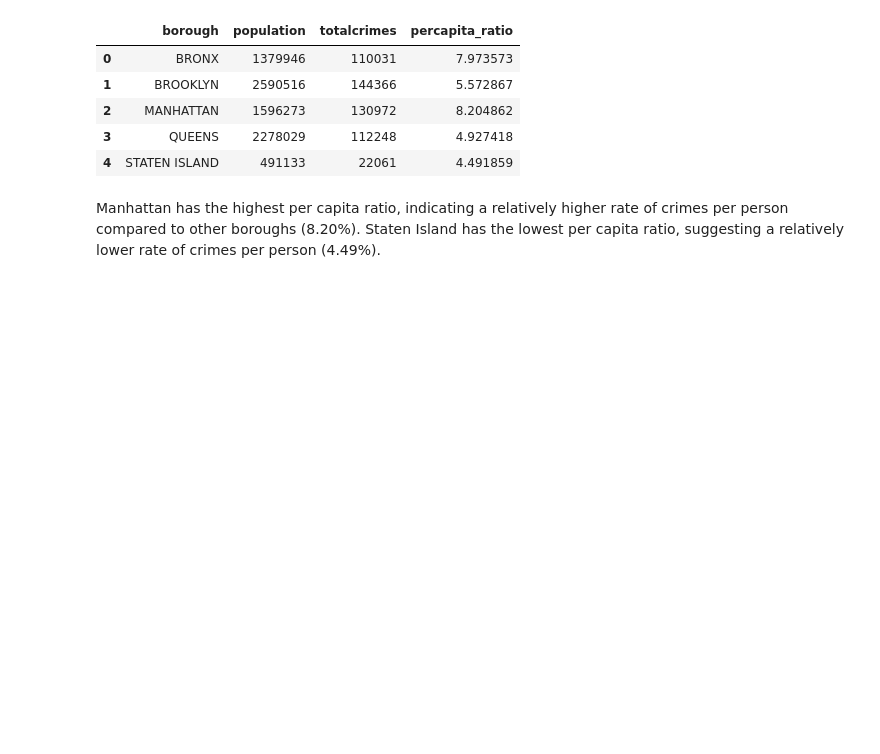
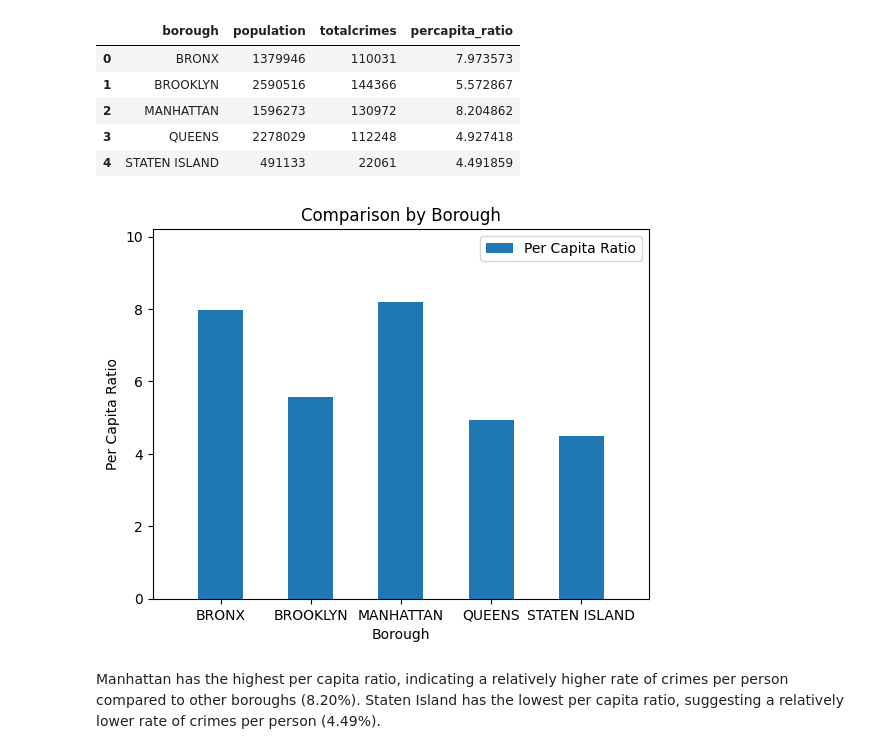
Before and after one commit to rtatat/Project-1-group2, a Jupyter notebook: nyc_crime_Q2analysis.ipynb, the cells around one changed output. Drawn from its saved outputs; the diff is of its cells as text; code cells hidden in the pictures; blank space fills up the shorter version.

```diff
--- a/nyc_crime_Q2analysis.ipynb
+++ b/nyc_crime_Q2analysis.ipynb
@@ -167,6 +167,42 @@ boroughcrime_count.head()
 | 2 | MANHATTAN | 1596273 | 130972 | 8.204862 |
 | 3 | QUEENS | 2278029 | 112248 | 4.927418 |
 | 4 | STATEN ISLAND | 491133 | 22061 | 4.491859 |
+# %%
+# create a DataFrame
+
+boroughcrime_count_df=pd.DataFrame(boroughcrime_count)
+
+#plot percapita_ratio for each borough
+
+
+
+x_axis = np.arange(len(boroughcrime_count_df['borough']))
+
+ # Create a bar chart based upon the above data
+
+bar = plt.bar(x_axis, boroughcrime_count_df['percapita_ratio'], width=0.5, label='Per Capita Ratio')
+
+# Create the ticks for our bar chart's x axis
+tick_locations= [value for value in x_axis]
+plt.xticks(tick_locations, boroughcrime_count_df['borough'])
+
+# Set the limits of the x axis
+plt.xlim(-0.75, len(x_axis)-0.25)
+
+# Set the limits of the y axis
+plt.ylim(0, max(boroughcrime_count_df['percapita_ratio'])+2)
+
+ # Give the chart a title, x label, and y label
+plt.xlabel('Borough')
+plt.ylabel('Per Capita Ratio')
+plt.title('Comparison by Borough')
+
+# ax.set_xticklabels(boroughcrime_count_df['borough'])
+plt.legend()
+
+plt.show()
+# %% [output]
+[figure, added]
 # %% [markdown]
 Manhattan has the highest per capita ratio, indicating a relatively higher rate of crimes per person compared to other boroughs (8.20%).
 Staten Island has the lowest per capita ratio, suggesting a relatively lower rate of crimes per person (4.49%).
```
Also changed, not shown: 2 other files.
